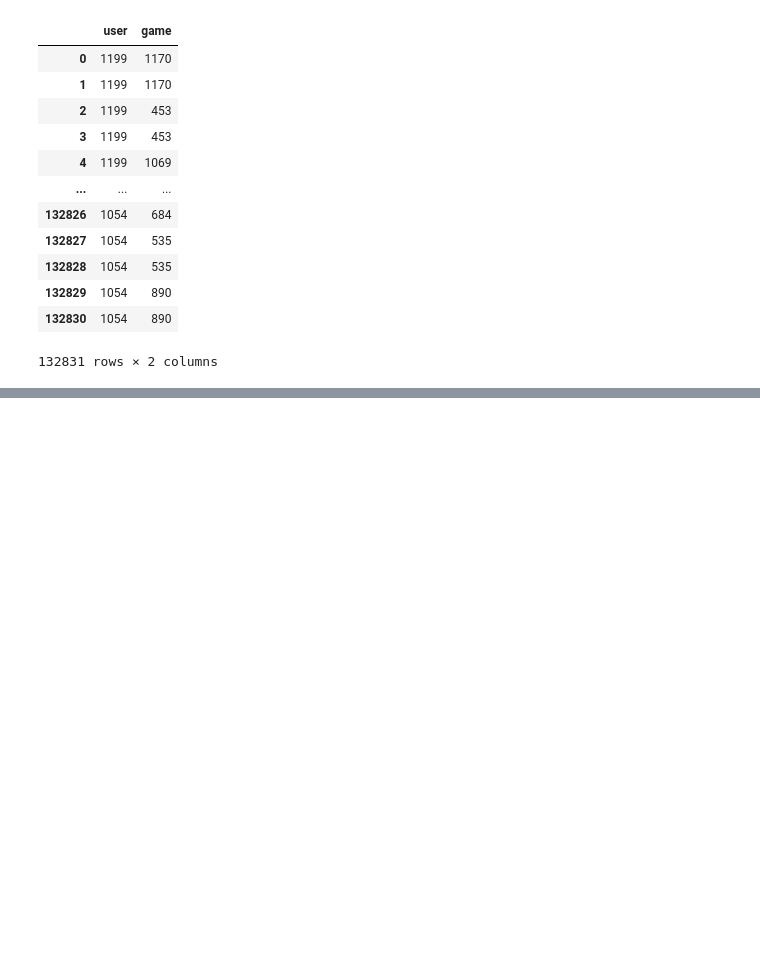
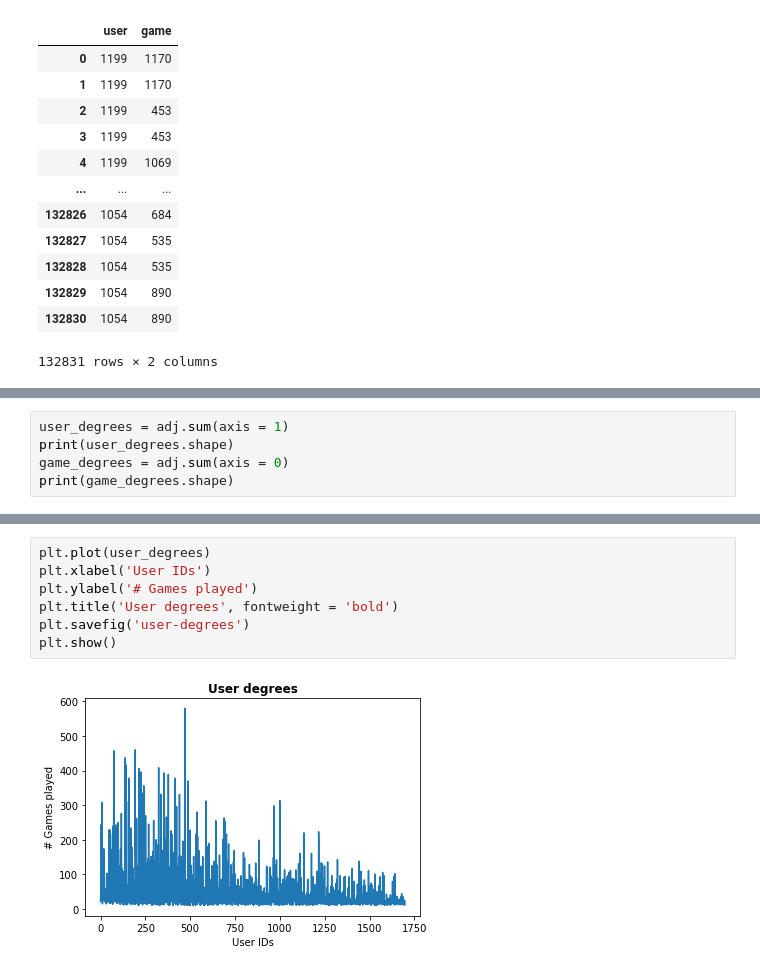
Before and after one commit to aravind-gk/RecSysAttack, a Jupyter notebook: steam/steam.ipynb, the cells around one changed output, grey strips where cells are left out. Cells and saved outputs as stored; diff of their text form; blank space fills up the shorter version.

```diff
--- a/steam/steam.ipynb
+++ b/steam/steam.ipynb
@@ -349,0 +375,5 @@ steam
+# %%
+user_degrees = adj.sum(axis = 1)
+print(user_degrees.shape)
+game_degrees = adj.sum(axis = 0)
+print(game_degrees.shape)
@@ -349,0 +398,9 @@ steam
+# %%
+plt.plot(user_degrees)
+plt.xlabel('User IDs')
+plt.ylabel('# Games played')
+plt.title('User degrees', fontweight = 'bold')
+plt.savefig('user-degrees')
+plt.show()
+# %% [output]
+[figure, added]
```
Also changed, not shown: parts of 7 cells of this notebook, 3 other files.
